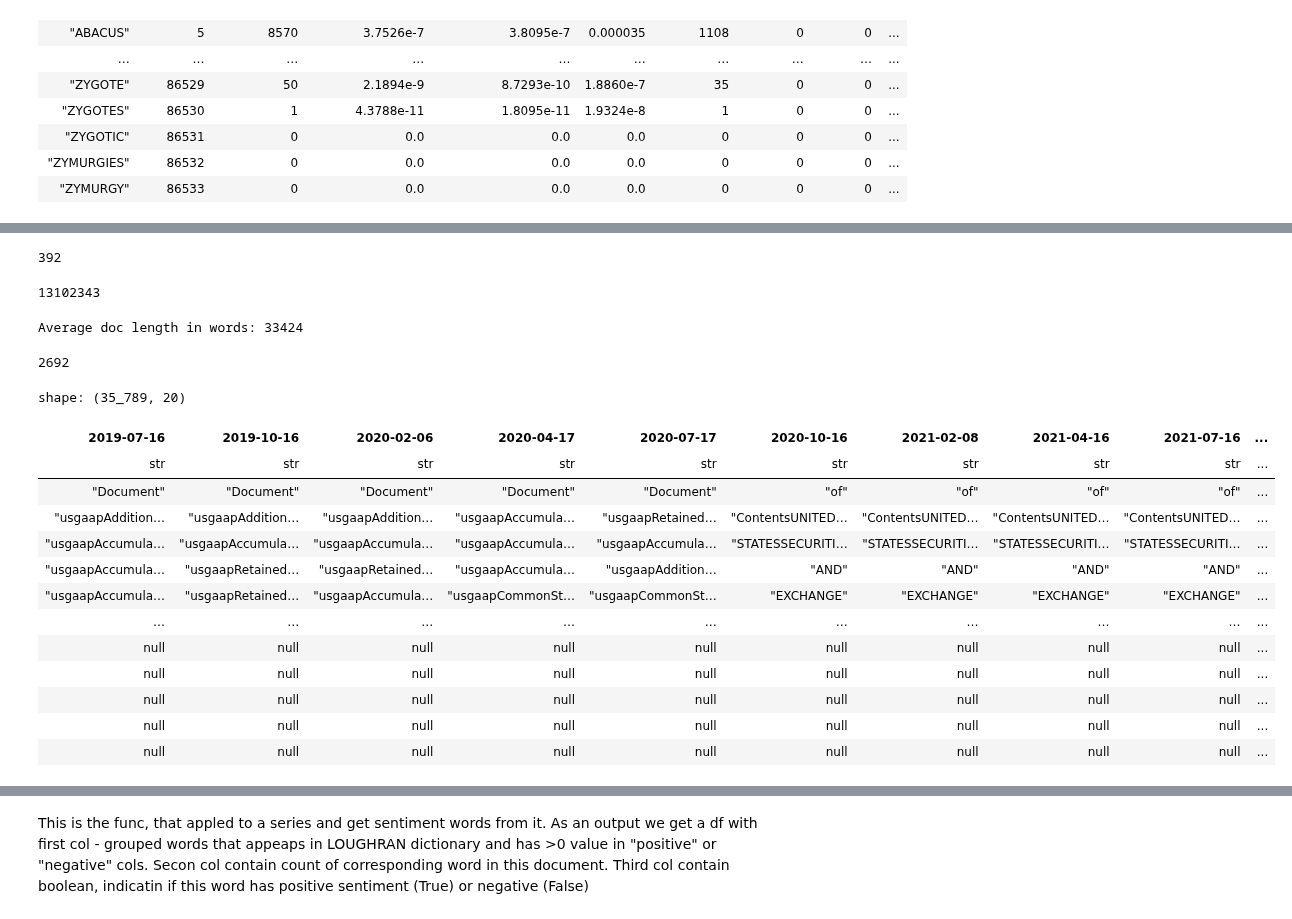
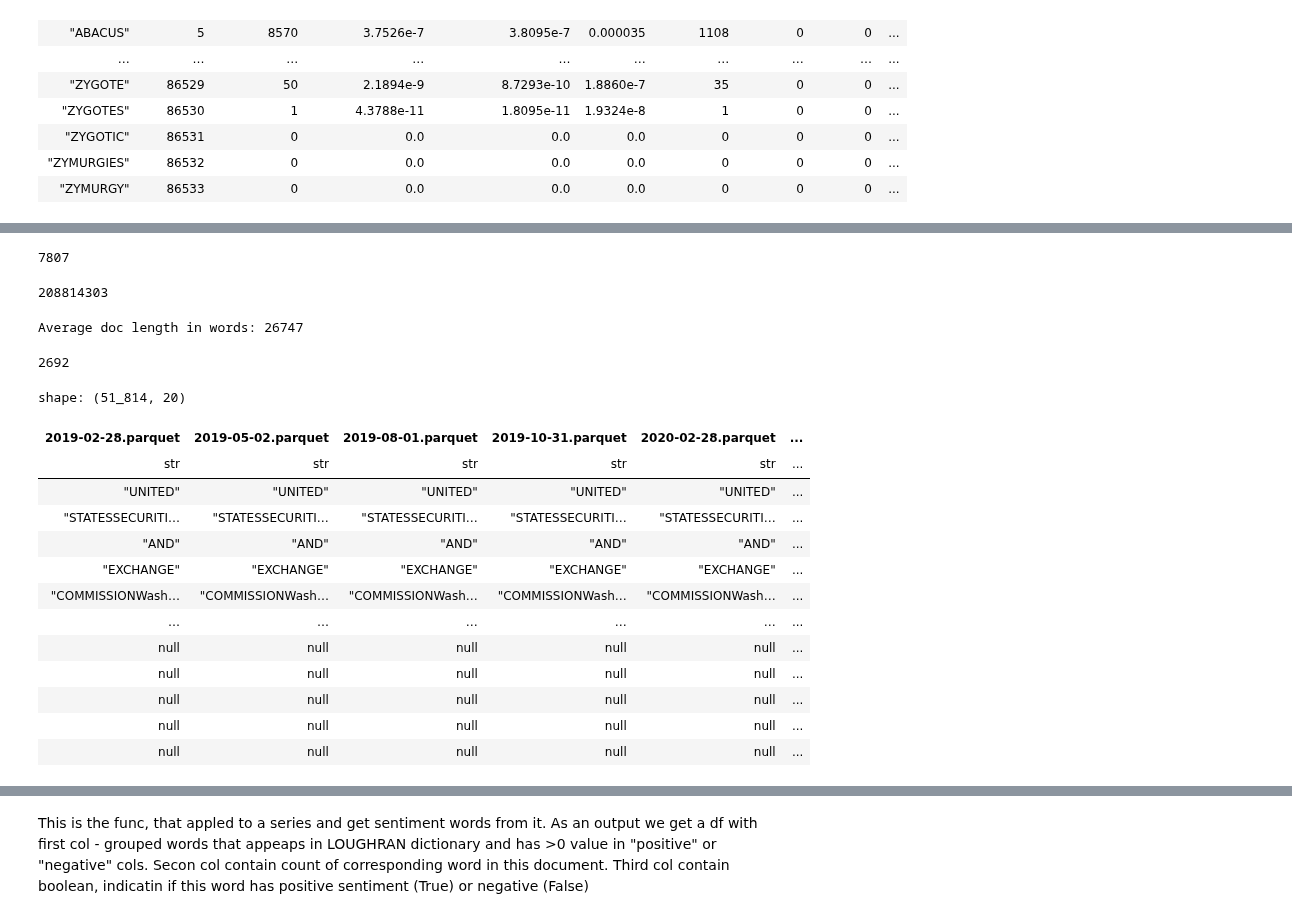
Before and after one commit to LeatherBag011235/Parsim-sec, a Jupyter notebook: src/Analysis/10_Q_scores_full_doc.ipynb, the cells around one changed output, grey strips where cells are left out. Saved outputs shown, nothing was run; the diff lists cells and outputs as text; code cells hidden in the pictures.

```diff
--- a/src/Analysis/10_Q_scores_full_doc.ipynb
+++ b/src/Analysis/10_Q_scores_full_doc.ipynb
@@ -5,17 +5,6 @@ import math
 import os
 import re
 import urllib.parse
-# %%
-COMPANY_NAME_LIST = ['Apple%2520Inc.%2520(AAPL)%2520(CIK%25200000320193)', 'MICROSOFT%2520CORP%2520(MSFT)%2520(CIK%25200000789019)',
-                     'BigCommerce%2520Holdings%252C%2520Inc.%2520(BIGC)%2520(CIK%25200001626450)', 'ROKU%252C%2520INC%2520(ROKU)%2520(CIK%25200001428439)',
-                     'JPMORGAN%2520CHASE%2520%2526%2520CO%2520(JPM%252C%2520AMJ%252C%2520AMJB%252C%2520JPM)%2520(CIK%25200000019617)', 'VISA%2520INC.%2520(V)%2520(CIK%25200001403161)',
-                     'Block%252C%2520Inc.%2520(SQ%252C%2520BSQKZ)%2520(CIK%25200001512673)', 'Robinhood%2520Markets%252C%2520Inc.%2520(HOOD)%2520(CIK%25200001783879)',
-                     'JOHNSON%252C%252C%2520JOHNSON%2520(JNJ)%2520(CIK%25200000200406)', 'PFIZER%2520INC%2520(PFE)%2520(CIK%25200000078003)',
-                     'Moderna%252C%2520Inc.%2520(MRNA)%2520(CIK%25200001682852)', 'Teladoc%2520Health%252C%2520Inc.%2520(TDOC)%2520(CIK%25200001477449)',
-                     'EXXON%2520MOBIL%2520CORP%2520(XOM)%2520(CIK%25200000034088)', 'CHEVRON%2520CORP%2520(CVX)%2520(CIK%25200000093410)',
-                     'FIRST%2520SOLAR%252C%2520INC.%2520(FSLR)%2520(CIK%25200001274494)', 'PLUG%2520POWER%2520INC%2520(PLUG)%2520(CIK%25200001093691)',
-                     'GENERAL%252CELECTRIC%2520CO%2520(GE)%2520(CIK%25200000040545)', '3M%2520CO%2520(MMM)%2520(CIK%25200000066740)',
-                     'CATERPILLAR%2520INC%2520(CAT)%2520(CIK%25200000018230)', 'FASTENAL%2520CO%2520(FAST)%2520(CIK%25200000815556)']
 # %%
 lm_dict = pl.read_csv(r'C:\Users\310\Desktop\Progects_Py\Parsim-sec\src\Analysis\Loughran-McDonald_MasterDictionary_1993-2021.csv')
 lm_dict
@@ -34,3 +23,22 @@ shape: (86_531, 16)
 | "ZYGOTIC" | 86531 | 0 | 0.0 | 0.0 | 0.0 | 0 | 0 | 0 | ... |
 | "ZYMURGIES" | 86532 | 0 | 0.0 | 0.0 | 0.0 | 0 | 0 | 0 | ... |
 | "ZYMURGY" | 86533 | 0 | 0.0 | 0.0 | 0.0 | 0 | 0 | 0 | ... |
+# %%
+df_dict = {}
+
+for company_name in os.listdir(r"C:\Users\310\Desktop\Progects_Py\prepared_data\full_snp_five_hundred"):
+
+    file_path = os.path.join(r"C:\Users\310\Desktop\Progects_Py\prepared_data\full_snp_five_hundred", company_name)
+
+    match = re.search(r"\\([A-Z]+(?:\.[A-Z])?)_reports\.parquet", file_path)
+
+    if match:
+        ticker_symbol = match.group(1)
+        print("Ticker Symbol:", ticker_symbol, '\n', file_path)
+    else:
+        print(f"Ticker symbol for {company_name} is not found")
+
+    df_name = f"{ticker_symbol}"
+    df = pl.read_parquet(file_path)
+
+    df_dict[df_name] = df
@@ -86,7 +112,7 @@ for value in df_dict.values():
     total_num_of_rep += value.width
 print(total_num_of_rep)
 # %% [output]
-392
+7807
 # %%
 total_num_of_words = 0
 
@@ -96,14 +122,14 @@ for value in df_dict.values():
 
 print(total_num_of_words)
 # %% [output]
-13102343
+208814303
 # %%
 #average doc length
 average_word_count = total_num_of_words/total_num_of_rep
 print(f'Average doc length in words: {round(average_word_count)}')
 ln_average_word_count = math.log(average_word_count)
 # %% [output]
-Average doc length in words: 33424
+Average doc length in words: 26747
 # %%
 #ENSURE CASE CoMpAtAbIlItY
 positive_words = lm_dict.filter(lm_dict["Positive"] > 0).to_series().str.to_lowercase()
@@ -114,24 +140,24 @@ print(len(negative_words) + len(positive_words))
 2692
 # %%
 #example series
-example_series = df_dict['MMM'][df_dict['MMM'].columns[1]]
-example_df = df_dict['FAST']
+example_series = df_dict['ALGN'][df_dict['ALGN'].columns[1]]
+example_df = df_dict['ALGN']
 example_df
 # %% [output]
-shape: (35_789, 20)
+shape: (51_814, 20)
-| 2019-07-16 | 2019-10-16 | 2020-02-06 | 2020-04-17 | 2020-07-17 | 2020-10-16 | 2021-02-08 | 2021-04-16 | 2021-07-16 | ... |
-| str | str | str | str | str | str | str | str | str | ... |
-| "Document" | "Document" | "Document" | "Document" | "Document" | "of" | "of" | "of" | "of" | ... |
-| "usgaapAddition… | "usgaapAddition… | "usgaapAddition… | "usgaapAccumula… | "usgaapRetained… | "ContentsUNITED… | "ContentsUNITED… | "ContentsUNITED… | "ContentsUNITED… | ... |
-| "usgaapAccumula… | "usgaapAccumula… | "usgaapAccumula… | "usgaapAccumula… | "usgaapAccumula… | "STATESSECURITI… | "STATESSECURITI… | "STATESSECURITI… | "STATESSECURITI… | ... |
-| "usgaapAccumula… | "usgaapRetained… | "usgaapRetained… | "usgaapAccumula… | "usgaapAddition… | "AND" | "AND" | "AND" | "AND" | ... |
-| "usgaapAccumula… | "usgaapRetained… | "usgaapAccumula… | "usgaapCommonSt… | "usgaapCommonSt… | "EXCHANGE" | "EXCHANGE" | "EXCHANGE" | "EXCHANGE" | ... |
-| … | … | … | … | … | … | … | … | … | ... |
-| null | null | null | null | null | null | null | null | null | ... |
-| null | null | null | null | null | null | null | null | null | ... |
-| null | null | null | null | null | null | null | null | null | ... |
-| null | null | null | null | null | null | null | null | null | ... |
-| null | null | null | null | null | null | null | null | null | ... |
+| 2019-02-28.parquet | 2019-05-02.parquet | 2019-08-01.parquet | 2019-10-31.parquet | 2020-02-28.parquet | ... |
+| str | str | str | str | str | ... |
+| "UNITED" | "UNITED" | "UNITED" | "UNITED" | "UNITED" | ... |
+| "STATESSECURITI… | "STATESSECURITI… | "STATESSECURITI… | "STATESSECURITI… | "STATESSECURITI… | ... |
+| "AND" | "AND" | "AND" | "AND" | "AND" | ... |
+| "EXCHANGE" | "EXCHANGE" | "EXCHANGE" | "EXCHANGE" | "EXCHANGE" | ... |
+| "COMMISSIONWash… | "COMMISSIONWash… | "COMMISSIONWash… | "COMMISSIONWash… | "COMMISSIONWash… | ... |
+| … | … | … | … | … | ... |
+| null | null | null | null | null | ... |
+| null | null | null | null | null | ... |
+| null | null | null | null | null | ... |
+| null | null | null | null | null | ... |
+| null | null | null | null | null | ... |
 # %%
 #here I have checked if there ara weird numder of words for reports
 for company_name, df in df_dict.items():
```
Also changed, not shown: parts of 5 cells of this notebook, 5 other files.
